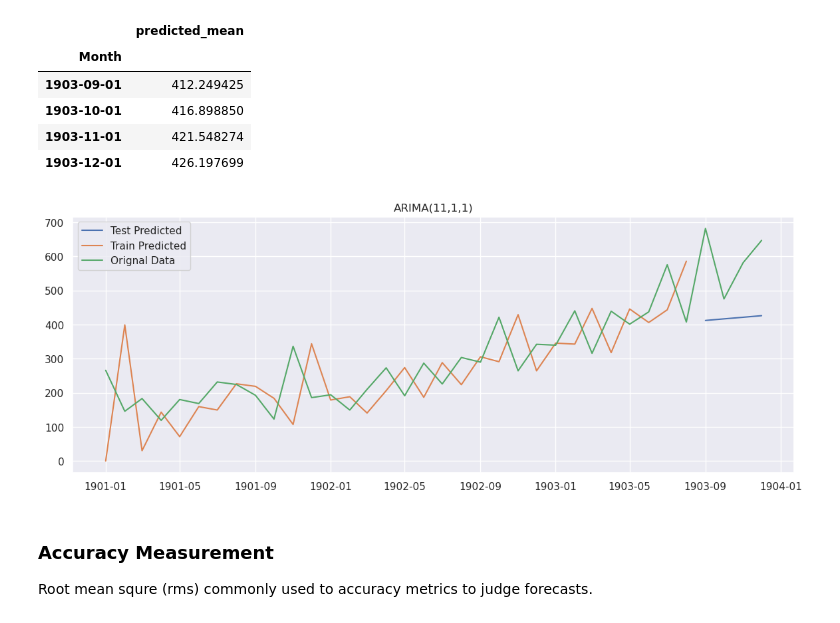
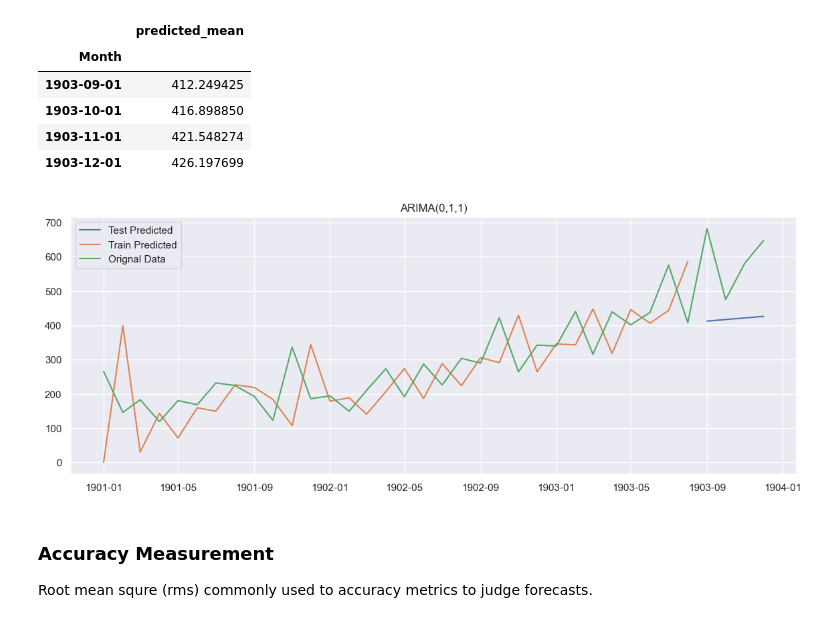
Before and after one commit to Infinity1008/BMU_Content, a Jupyter notebook: Industry Application of Analytics/Analytics - 10 Time Series.ipynb, the cells around one changed output. Cells and saved outputs as stored; diff of their text form; code cells hidden in the pictures.

```diff
--- a/Industry Application of Analytics/Analytics - 10 Time Series.ipynb
+++ b/Industry Application of Analytics/Analytics - 10 Time Series.ipynb
@@ -1022,12 +1024,12 @@ forecast_test1
 # %%
 plt.figure(figsize = (14,5))
 plt.plot(forecast_test1, label = 'Test Predicted')
 plt.plot(predict1, label = 'Train Predicted')
 plt.plot(data, label = 'Orignal Data')
-plt.title("ARIMA(11,1,1)")
+plt.title("ARIMA(0,1,1)")
 plt.legend();
 # %% [output]
-[figure, old version]
+[figure, new version]
 # %% [markdown]
 ### Accuracy Measurement
 Root mean squre (rms) commonly used to accuracy metrics to judge forecasts.
```
Also changed, not shown: parts of 26 cells of this notebook, 4 other files.
